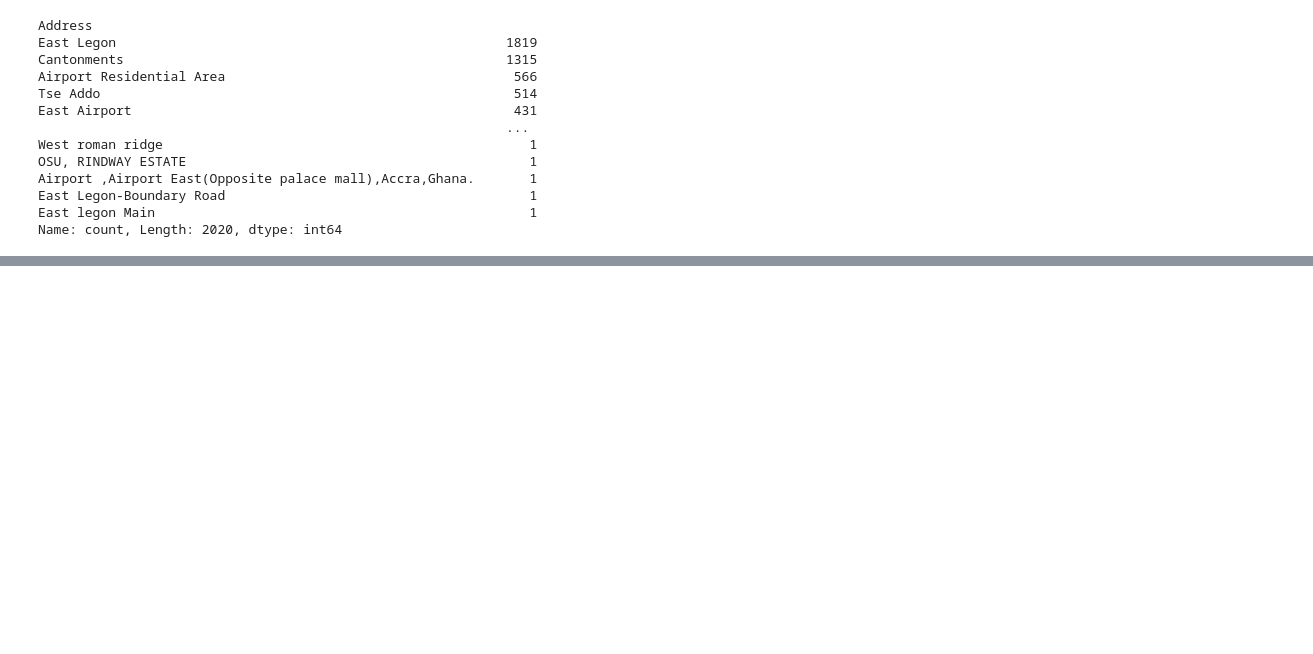
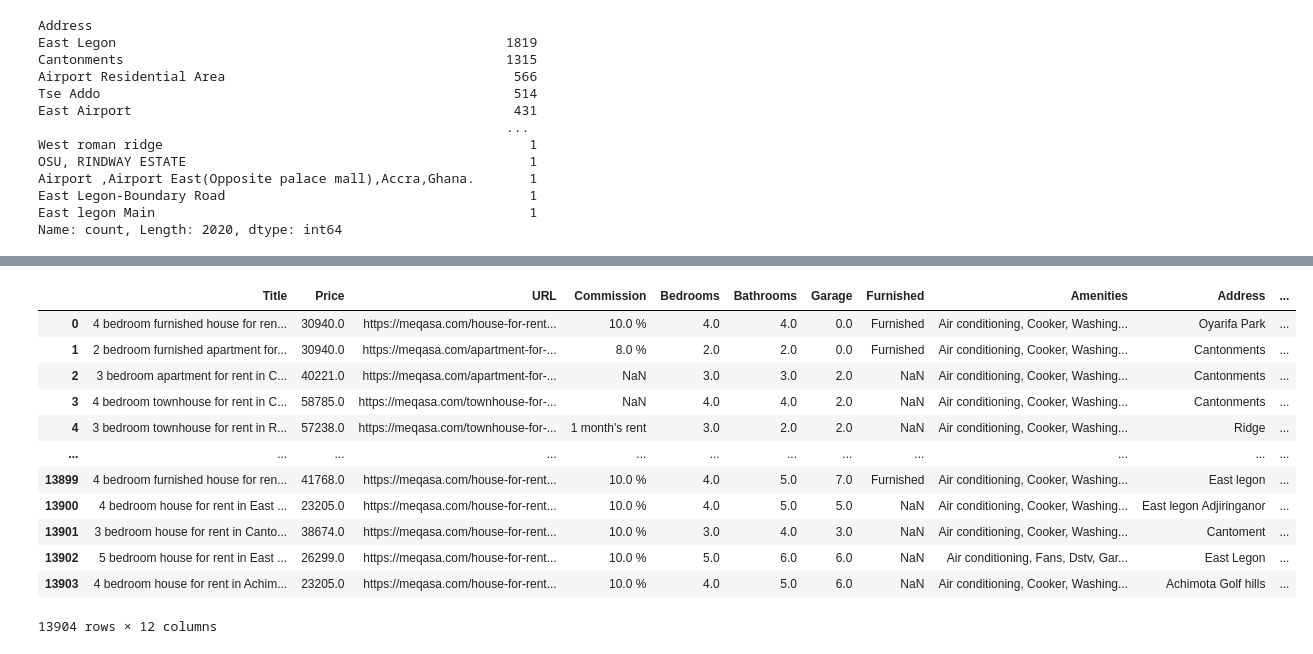
Before and after one commit to Ohenedarkoh/Real-Estate-Insights, a Jupyter notebook: EDA.ipynb, the cells around one changed output, grey strips where cells are left out. Drawn from its saved outputs; the diff is of its cells as text; code cells hidden in the pictures; blank space fills up the shorter version.

```diff
--- a/EDA.ipynb
+++ b/EDA.ipynb
@@ -209,0 +216,17 @@ housing
+# %%
+housing['Title']= housing['Title'].str.strip()
+housing
+# %% [output]
+|  | Title | Price | URL | Commission | Bedrooms | Bathrooms | Garage | Furnished | Amenities | Address | ... |
+| 0 | 4 bedroom furnished house for ren... | 30940.0 | https://meqasa.com/house-for-rent... | 10.0 % | 4.0 | 4.0 | 0.0 | Furnished | Air conditioning, Cooker, Washing... | Oyarifa Park | ... |
+| 1 | 2 bedroom furnished apartment for... | 30940.0 | https://meqasa.com/apartment-for-... | 8.0 % | 2.0 | 2.0 | 0.0 | Furnished | Air conditioning, Cooker, Washing... | Cantonments | ... |
+| 2 | 3 bedroom apartment for rent in C... | 40221.0 | https://meqasa.com/apartment-for-... | NaN | 3.0 | 3.0 | 2.0 | NaN | Air conditioning, Cooker, Washing... | Cantonments | ... |
+| 3 | 4 bedroom townhouse for rent in C... | 58785.0 | https://meqasa.com/townhouse-for-... | NaN | 4.0 | 4.0 | 2.0 | NaN | Air conditioning, Cooker, Washing... | Cantonments | ... |
+| 4 | 3 bedroom townhouse for rent in R... | 57238.0 | https://meqasa.com/townhouse-for-... | 1 month's rent | 3.0 | 2.0 | 2.0 | NaN | Air conditioning, Cooker, Washing... | Ridge | ... |
+| ... | ... | ... | ... | ... | ... | ... | ... | ... | ... | ... | ... |
+| 13899 | 4 bedroom furnished house for ren... | 41768.0 | https://meqasa.com/house-for-rent... | 10.0 % | 4.0 | 5.0 | 7.0 | Furnished | Air conditioning, Cooker, Washing... | East legon | ... |
+| 13900 | 4 bedroom house for rent in East ... | 23205.0 | https://meqasa.com/house-for-rent... | 10.0 % | 4.0 | 5.0 | 5.0 | NaN | Air conditioning, Cooker, Washing... | East legon Adjiringanor | ... |
+| 13901 | 3 bedroom house for rent in Canto... | 38674.0 | https://meqasa.com/house-for-rent... | 10.0 % | 3.0 | 4.0 | 3.0 | NaN | Air conditioning, Cooker, Washing... | Cantoment | ... |
+| 13902 | 5 bedroom house for rent in East ... | 26299.0 | https://meqasa.com/house-for-rent... | 10.0 % | 5.0 | 6.0 | 6.0 | NaN | Air conditioning, Fans, Dstv, Gar... | East Legon | ... |
+| 13903 | 4 bedroom house for rent in Achim... | 23205.0 | https://meqasa.com/house-for-rent... | 10.0 % | 4.0 | 5.0 | 6.0 | NaN | Air conditioning, Cooker, Washing... | Achimota Golf hills | ... |
+13904 rows × 12 columns
```
Also changed, not shown: parts of 17 cells of this notebook.
